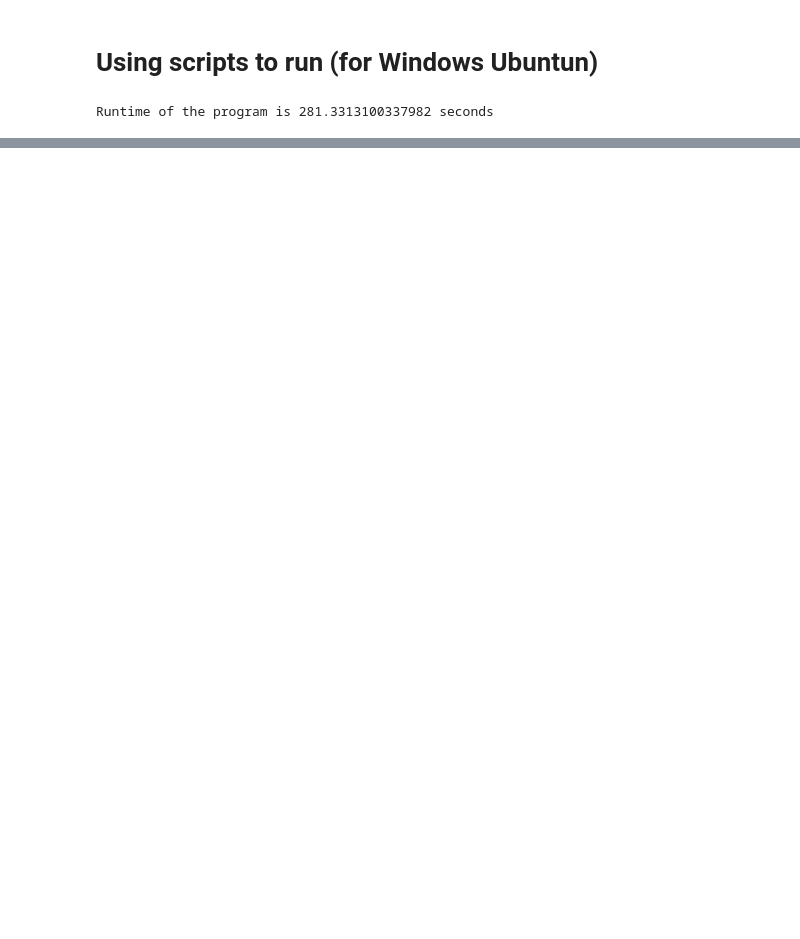
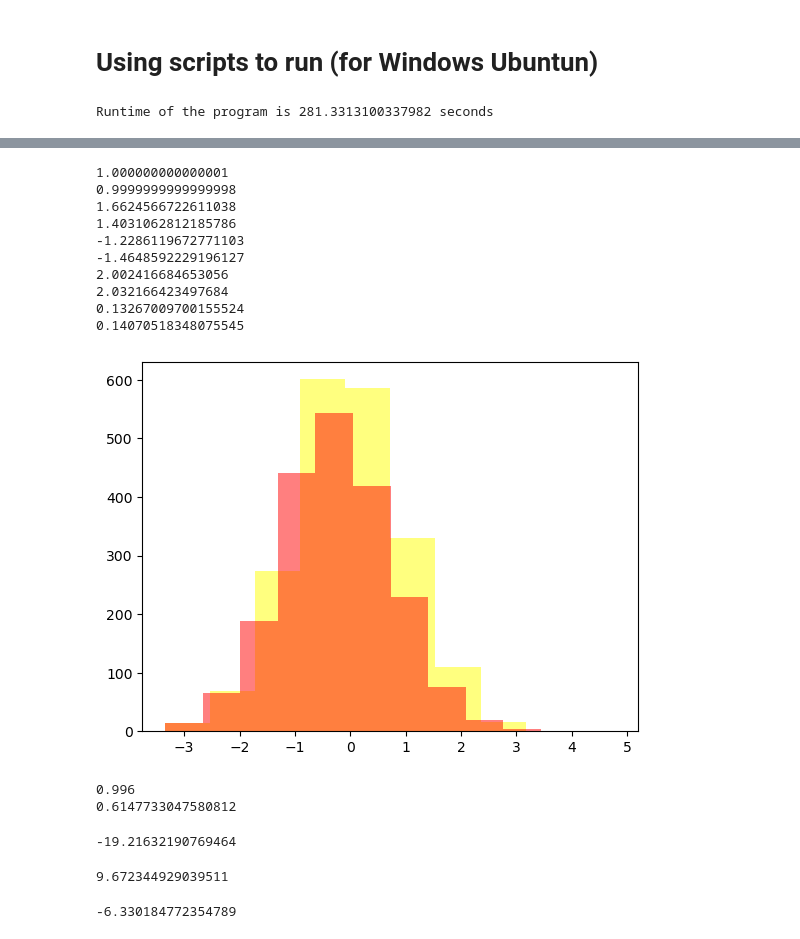
Before and after one commit to junting-ren/model_uncertainty_using_feature_confidence_set, a Jupyter notebook: notebooks/sim_linear_reg.ipynb, the cells around one changed output, grey strips where cells are left out. Cells and saved outputs as stored; diff of their text form; code cells hidden in the pictures; blank space fills up the shorter version.

Commit message:
Update sim_linear_reg.ipynb
Added plot for comparing the Monte Carlo distribution to the bootstrap distribution.

```diff
--- a/notebooks/sim_linear_reg.ipynb
+++ b/notebooks/sim_linear_reg.ipynb
@@ -126,0 +214,56 @@ Runtime of the program is 281.3313100337982 seconds
+# %%
+i = 5
+G = (mean_boot_l-np.mean(mean_boot_l,axis = 0))/se
+#np.mean(mean_boot_l,axis = 0)
+G_MC = (mean_MC_l-mean_test_true)/se_MC
+plt.hist(G[:,i], color = 'yellow', alpha=0.5)
+plt.hist(G_MC[:,i], color = 'red', alpha=0.5)
+# plt.hist(mean_boot_l[:,i], color = 'yellow', alpha=0.5)
+# plt.hist(mean_MC_l[:,i], color = 'red', alpha=0.5)
+# plt.axvline(mean[i], color='yellow', linestyle='dashed', linewidth=1)
+# #plt.axvline(mean_bias_cor[i], color='green', linestyle='dashed', linewidth=1)
+# plt.axvline(mean_test_true[i], color='red', linestyle='dashed', linewidth=1)
+# print(np.std(mean_boot_l[:,i]))
+# print(np.std(mean_MC_l[:,i]))
+# print(np.quantile(mean_boot_l[:,i], q = 0.95))
+# print(np.quantile(mean_MC_l[:,i], q = 0.95))
+print(np.std(G[:,i]))
+print(np.std(G_MC[:,i]))
+print(np.quantile(G[:,i], q = 0.95))
+print(np.quantile(G_MC[:,i], q = 0.95))
+print(np.quantile(G[:,i], q = 0.1))
+print(np.quantile(G_MC[:,i], q = 0.1))
+print(np.quantile(np.abs(G[:,i]), q = 0.95))
+print(np.quantile(np.abs(G_MC[:,i]), q = 0.95))
+print(np.quantile(np.abs(G[:,i]), q = 0.1))
+print(np.quantile(np.abs(G_MC[:,i]), q = 0.1))
+# %% [output]
+1.000000000000001
+0.9999999999999998
+1.6624566722611038
+1.4031062812185786
+-1.2286119672771103
+-1.4648592229196127
+2.002416684653056
+2.032166423497684
+0.13267009700155524
+0.14070518348075545
+[figure, added]
+# %%
+print(np.mean(np.std(mean_boot_l, axis = 0) > np.std(mean_MC_l, axis = 0)))
+print(np.mean(np.abs((np.std(mean_boot_l, axis = 0) - np.std(mean_MC_l, axis = 0)))))
+# %% [output]
+0.996
+0.6147733047580812
+# %%
+mean[16]
+# %% [output]
+-19.21632190769464
+# %%
+np.mean(mean_boot_l, axis = 0)[16]
+# %% [output]
+9.672344929039511
+# %%
+np.mean(mean_boot_l[:,i])
+# %% [output]
+-6.330184772354789
```
Also changed, not shown: parts of 6 cells of this notebook.
